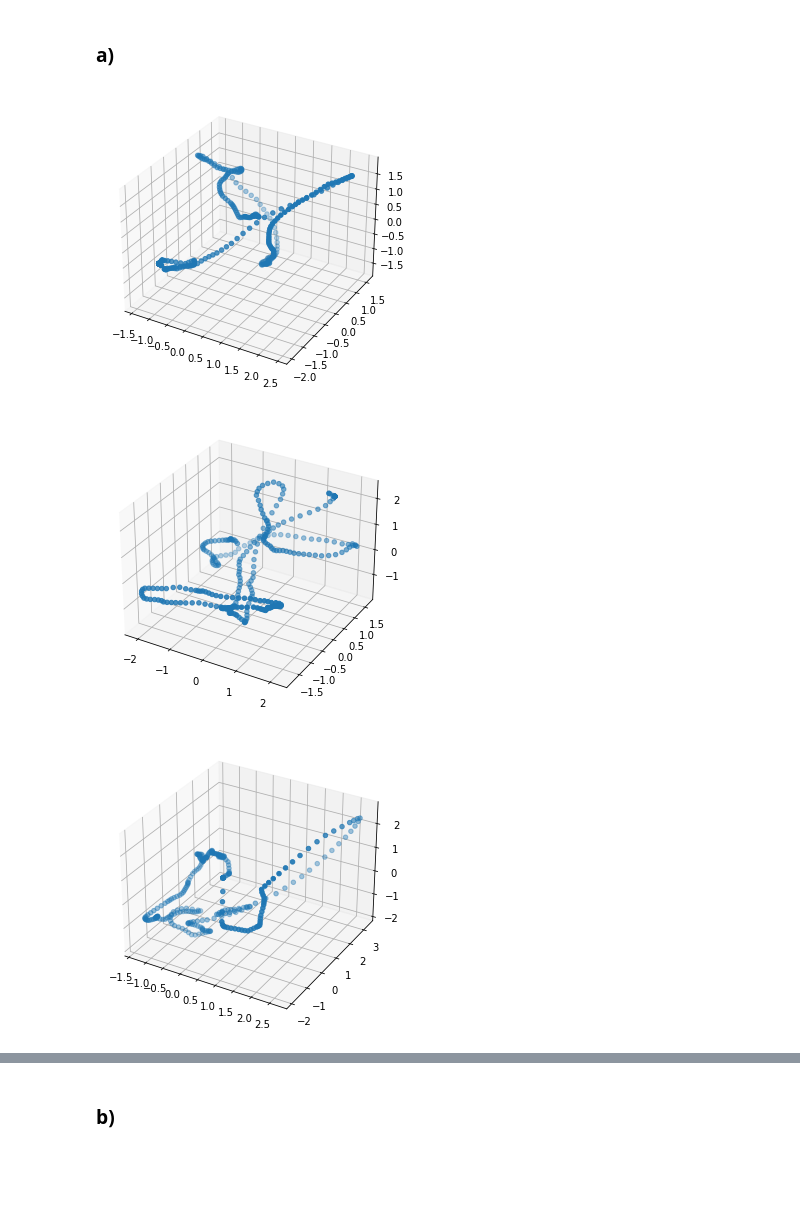
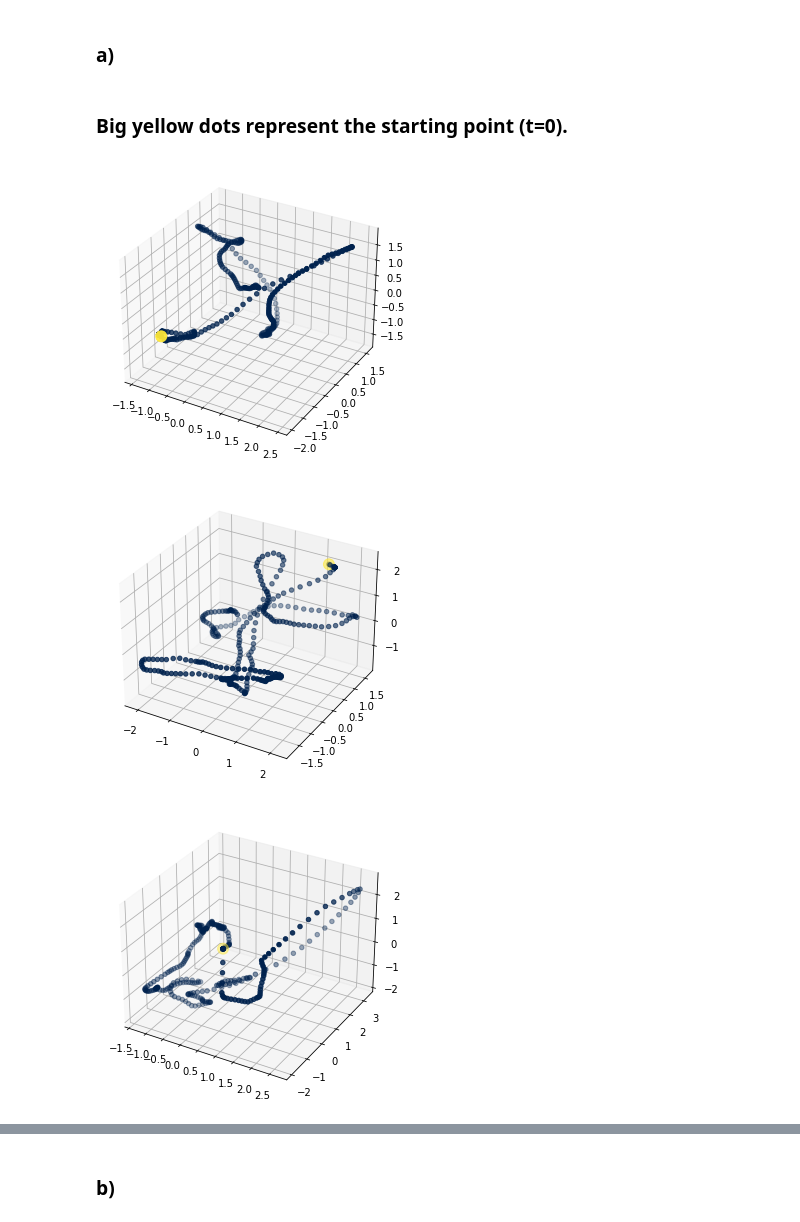
Before and after one commit to sencer4898/fall21-sencer4898, a Jupyter notebook: files/HW2.ipynb, the cells around one changed output, grey strips where cells are left out. Cells and saved outputs as stored; diff of their text form; code cells hidden in the pictures; blank space fills up the shorter version.

```diff
--- a/files/HW2.ipynb
+++ b/files/HW2.ipynb
@@ -187,6 +226,8 @@ gesture_z_train.head(4)
 4 rows × 316 columns
 # %% [markdown]
 ### a)
+# %% [markdown]
+### Big yellow dots represent the starting point (t=0).
 # %%
 # class 1 visualization
 
@@ -198,35 +239,39 @@ class1_z = gesture_z_train.drop(["class"],axis=1).loc[10]
 
 class1_concat = pd.concat([class1_x, class1_y, class1_z], axis=1)
 class1_concat.columns = ["x","y","z"]
+class1_concat["first"] = (class1_concat.index=="t1").astype(int)
+
 
 # visualize axes
 
 fig = plt.figure()
 ax = Axes3D(fig)
 
-ax.scatter(class1_concat["x"], class1_concat["y"], class1_concat["z"]);
+ax.scatter(class1_concat["x"], class1_concat["y"], class1_concat["z"], cmap="cividis" , c=class1_concat["first"], s=class1_concat["first"]*100+20);
 # %% [output]
-[figure, old version]
+[figure, new version]
 # %%
 # class 2 visualization
 
 class1_x = gesture_x_train.drop(["class"],axis=1).loc[14]
 class1_y = gesture_y_train.drop(["class"],axis=1).loc[14]
 class1_z = gesture_z_train.drop(["class"],axis=1).loc[14]
 
 # concatenate axes
 
 class1_concat = pd.concat([class1_x, class1_y, class1_z], axis=1)
 class1_concat.columns = ["x","y","z"]
+class1_concat["first"] = (class1_concat.index=="t1").astype(int)
+
 
 # visualize axes
 
 fig = plt.figure()
 ax = Axes3D(fig)
 
-ax.scatter(class1_concat["x"], class1_concat["y"], class1_concat["z"]);
+ax.scatter(class1_concat["x"], class1_concat["y"], class1_concat["z"], cmap="cividis" , c=class1_concat["first"], s=class1_concat["first"]*100+20);
 # %% [output]
-[figure, old version]
+[figure, new version]
 # %%
 # class 3 visualization
 
@@ -238,15 +283,17 @@ class1_z = gesture_z_train.drop(["class"],axis=1).loc[3]
 
 class1_concat = pd.concat([class1_x, class1_y, class1_z], axis=1)
 class1_concat.columns = ["x","y","z"]
+class1_concat["first"] = (class1_concat.index=="t1").astype(int)
+
 
 # visualize axes
 
 fig = plt.figure()
 ax = Axes3D(fig)
 
-ax.scatter(class1_concat["x"], class1_concat["y"], class1_concat["z"]);
+ax.scatter(class1_concat["x"], class1_concat["y"], class1_concat["z"], cmap="cividis" , c=class1_concat["first"], s=class1_concat["first"]*100+20);
 # %% [output]
-[figure, old version]
+[figure, new version]
 # %%
 # class 4 visualization
 
```
Also changed, not shown: parts of 24 cells of this notebook, 1 other file.
